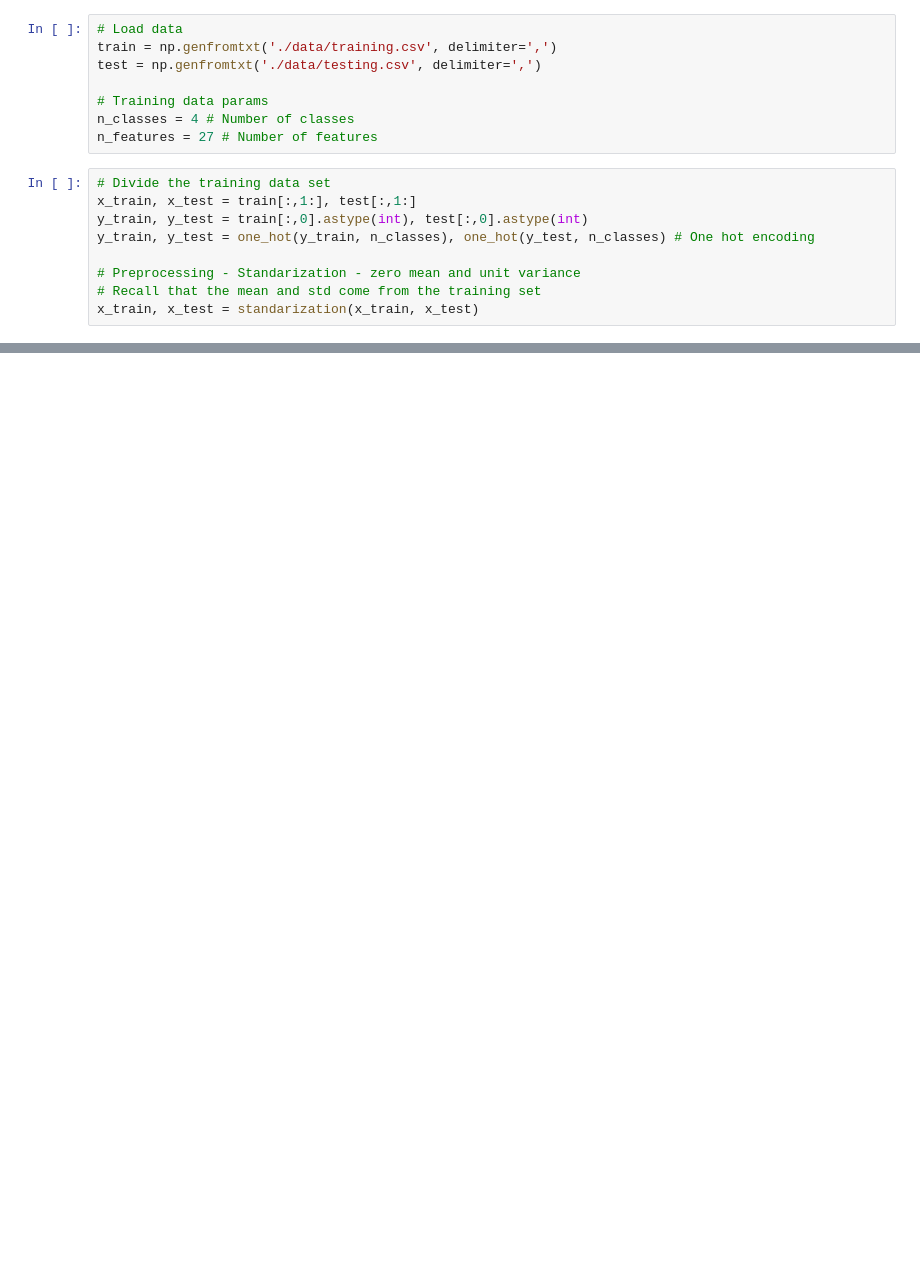
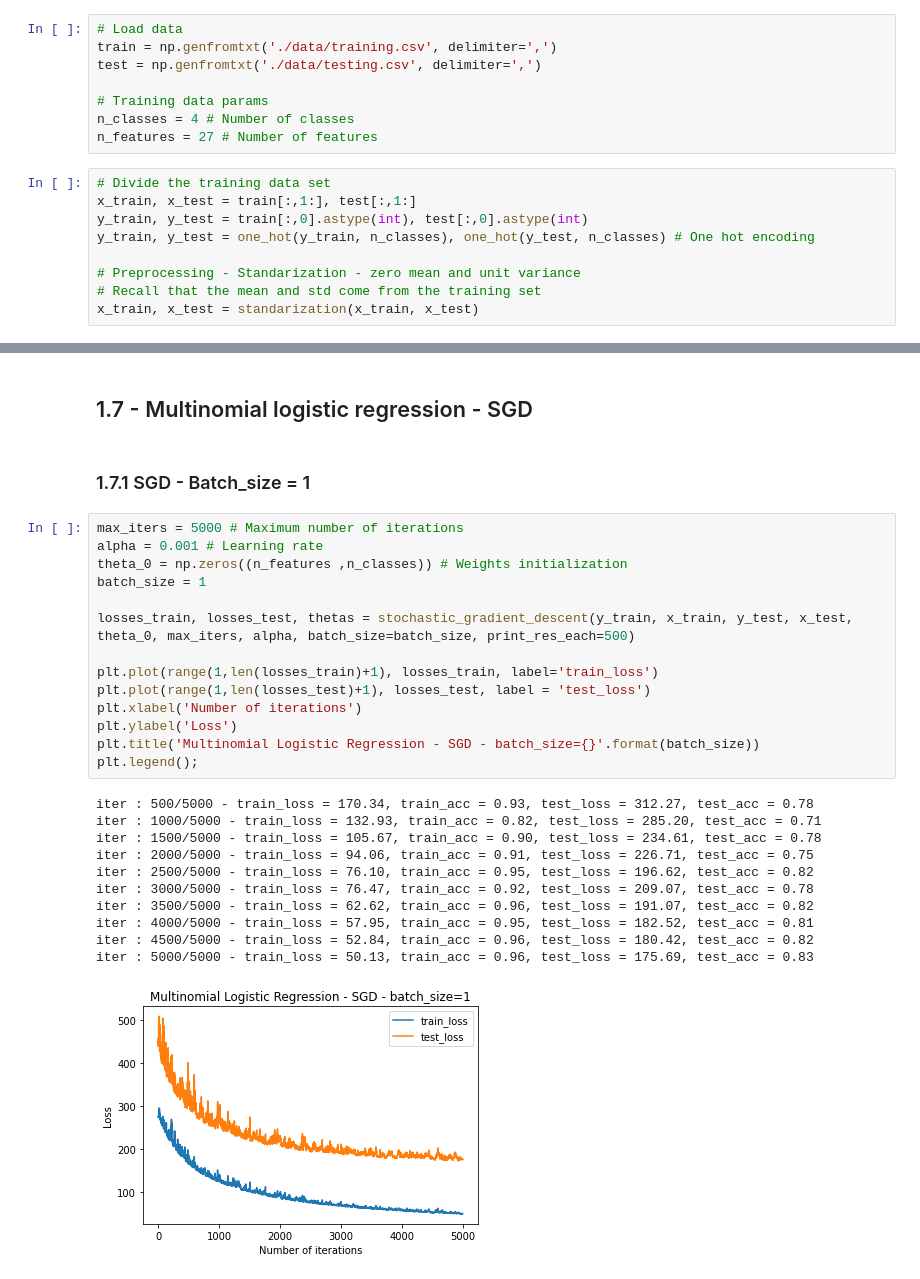
Before and after one commit to emarazz/siml_2019, a Jupyter notebook: H1/notebook.ipynb, the cells around one changed output, grey strips where cells are left out. Cells and saved outputs as stored; diff of their text form; blank space fills up the shorter version.

Commit message:
Add SGD with different batch sizes

```diff
--- a/H1/notebook.ipynb
+++ b/H1/notebook.ipynb
@@ -51,0 +57,30 @@ iter : 1000/1000 - train_loss = 22.10, train_acc = 0.97, test_loss = 165.92, tes
+# %% [markdown]
+## 1.7 - Multinomial logistic regression - SGD
+# %% [markdown]
+### 1.7.1 SGD - Batch_size = 1
+# %%
+max_iters = 5000 # Maximum number of iterations
+alpha = 0.001 # Learning rate
+theta_0 = np.zeros((n_features ,n_classes)) # Weights initialization
+batch_size = 1
+
+losses_train, losses_test, thetas = stochastic_gradient_descent(y_train, x_train, y_test, x_test, theta_0, max_iters, alpha, batch_size=batch_size, print_res_each=500)
+
+plt.plot(range(1,len(losses_train)+1), losses_train, label='train_loss')
+plt.plot(range(1,len(losses_test)+1), losses_test, label = 'test_loss')
+plt.xlabel('Number of iterations')
+plt.ylabel('Loss')
+plt.title('Multinomial Logistic Regression - SGD - batch_size={}'.format(batch_size))
+plt.legend();
+# %% [output]
+iter : 500/5000 - train_loss = 170.34, train_acc = 0.93, test_loss = 312.27, test_acc = 0.78
+iter : 1000/5000 - train_loss = 132.93, train_acc = 0.82, test_loss = 285.20, test_acc = 0.71
+iter : 1500/5000 - train_loss = 105.67, train_acc = 0.90, test_loss = 234.61, test_acc = 0.78
+iter : 2000/5000 - train_loss = 94.06, train_acc = 0.91, test_loss = 226.71, test_acc = 0.75
+iter : 2500/5000 - train_loss = 76.10, train_acc = 0.95, test_loss = 196.62, test_acc = 0.82
+iter : 3000/5000 - train_loss = 76.47, train_acc = 0.92, test_loss = 209.07, test_acc = 0.78
+iter : 3500/5000 - train_loss = 62.62, train_acc = 0.96, test_loss = 191.07, test_acc = 0.82
+iter : 4000/5000 - train_loss = 57.95, train_acc = 0.95, test_loss = 182.52, test_acc = 0.81
+iter : 4500/5000 - train_loss = 52.84, train_acc = 0.96, test_loss = 180.42, test_acc = 0.82
+iter : 5000/5000 - train_loss = 50.13, train_acc = 0.96, test_loss = 175.69, test_acc = 0.83
+[figure, added]
```
Also changed, not shown: parts of 7 cells of this notebook, 2 other files.
